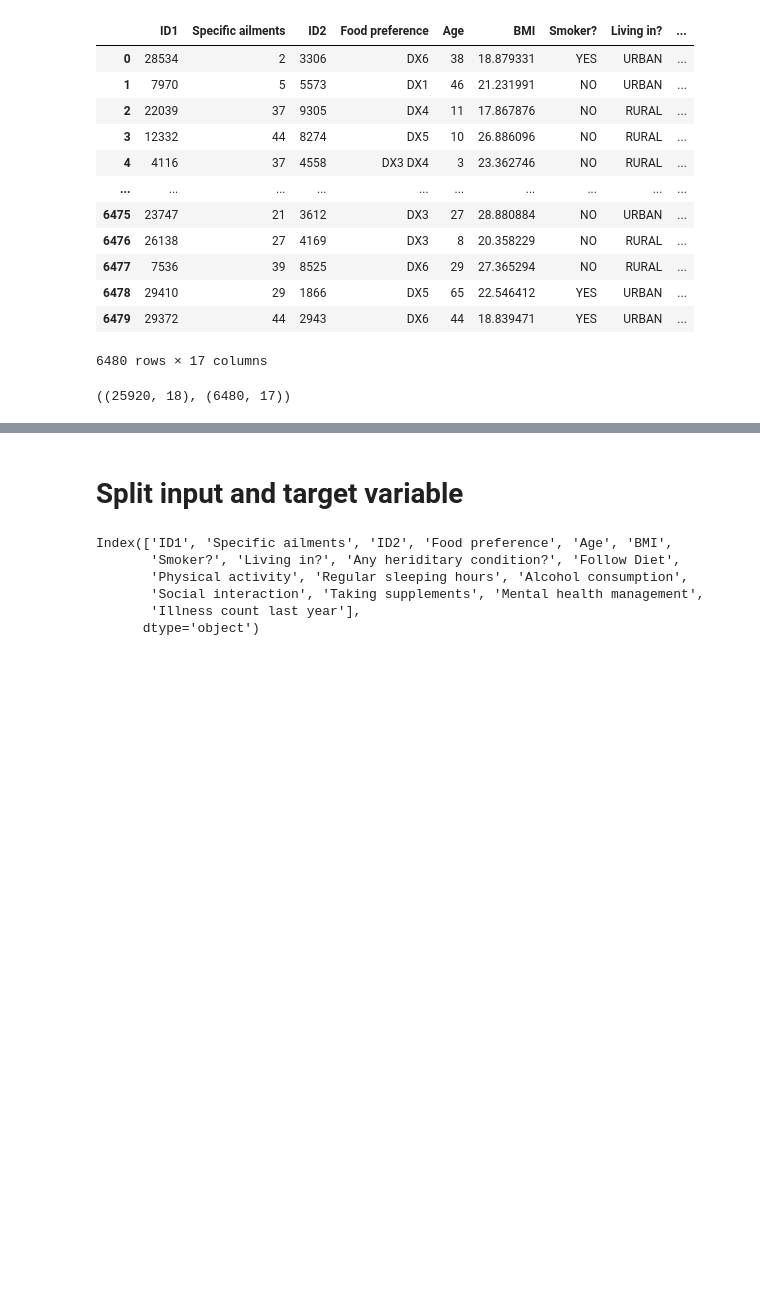
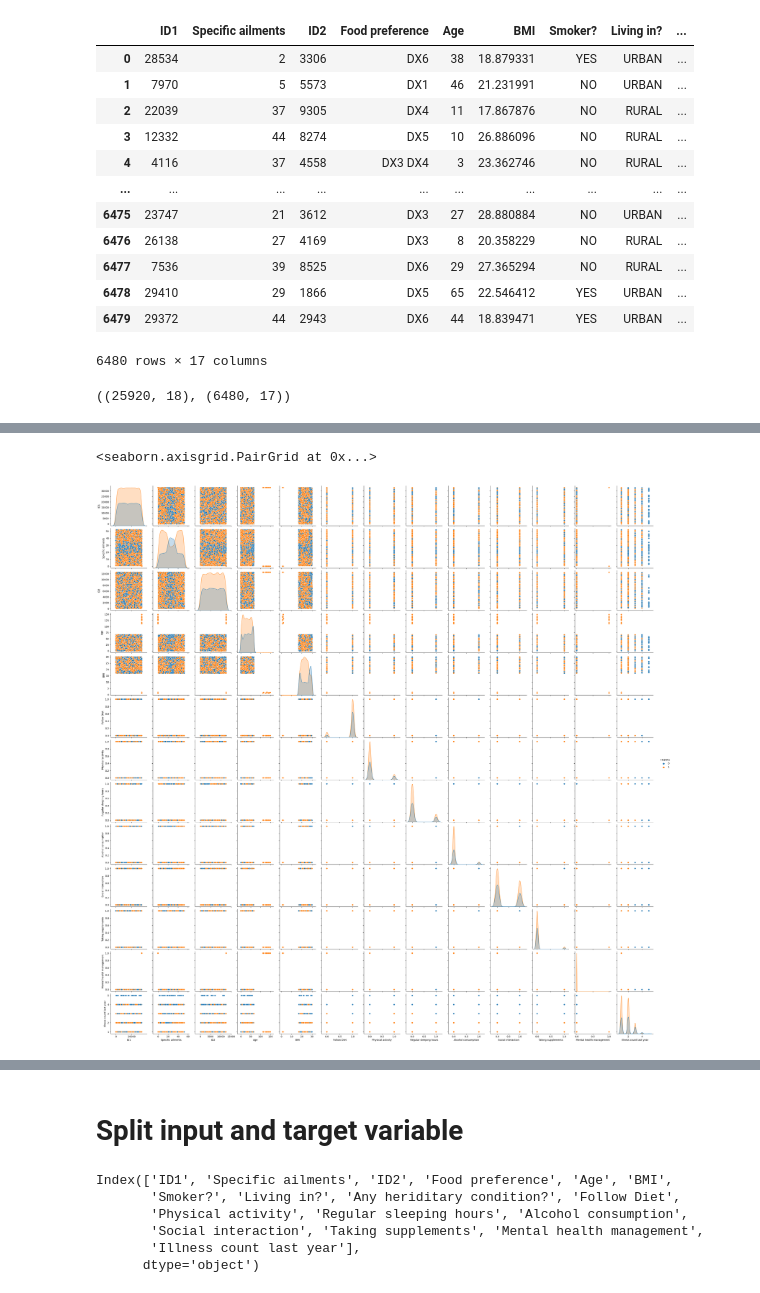
Before and after one commit to imsubhadra/Hathakon-Prediction-of-healthy-life_style, a Jupyter notebook: subhadra_project_SA.ipynb, the cells around one changed output, grey strips where cells are left out. Saved outputs shown, nothing was run; the diff lists cells and outputs as text; code cells hidden in the pictures; blank space fills up the shorter version.

```diff
--- a/subhadra_project_SA.ipynb
+++ b/subhadra_project_SA.ipynb
@@ -70,0 +79,5 @@ train_df.shape, test_df.shape
+# %%
+sns.pairplot(train_df, hue = 'Healthy')
+# %% [output]
+<seaborn.axisgrid.PairGrid at 0x...>
+[figure, added]
```
Also changed, not shown: parts of 7 cells of this notebook.
